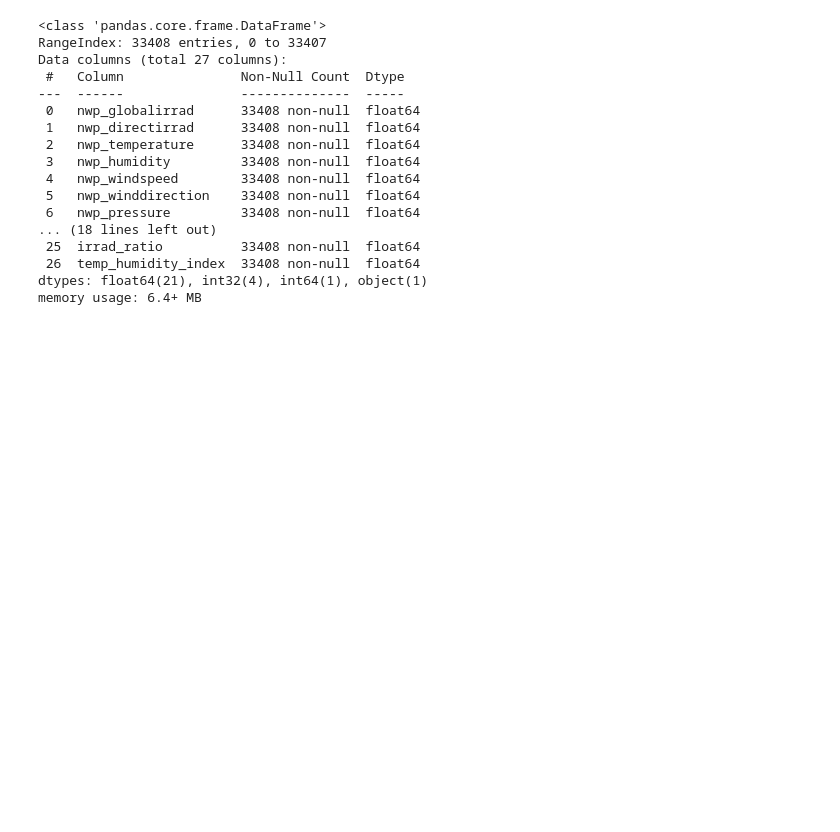
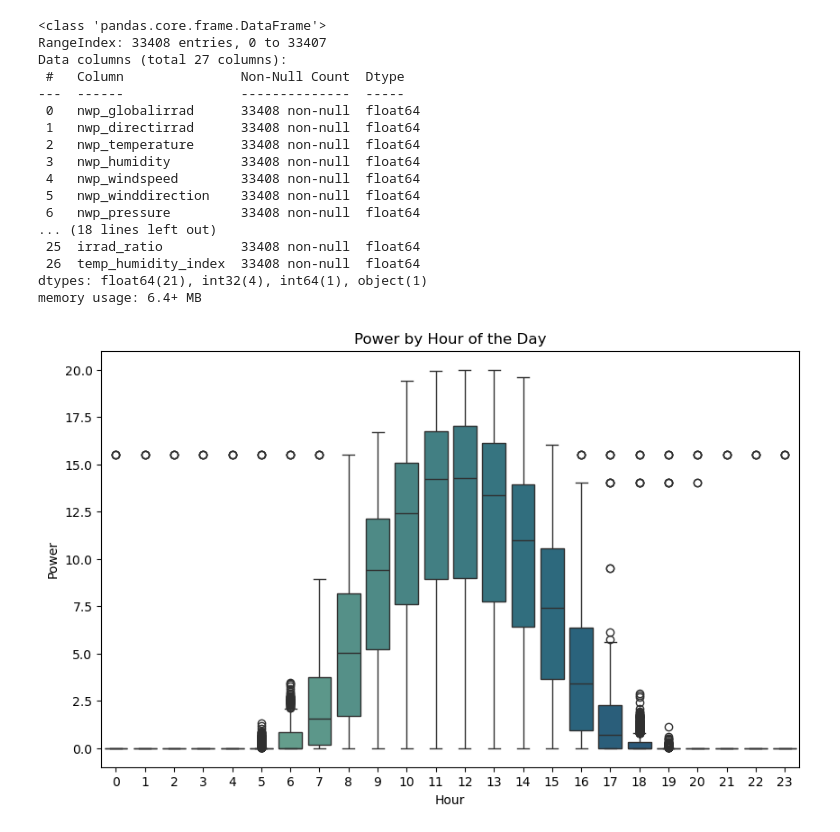
Before and after one commit to tolly00/capstone-project, a Jupyter notebook: Single-station_Trained_Model.ipynb, the cells around one changed output. Cells and saved outputs as stored; diff of their text form; code cells hidden in the pictures; blank space fills up the shorter version.

Commit message:
Adding few more visuals

```diff
--- a/Single-station_Trained_Model.ipynb
+++ b/Single-station_Trained_Model.ipynb
@@ -221,3 +221,13 @@ Data columns (total 27 columns):
  26  temp_humidity_index  33408 non-null  float64
 dtypes: float64(21), int32(4), int64(1), object(1)
 memory usage: 6.4+ MB
+# %%
+# visualize average power per hour of the day
+plt.figure(figsize=(10,6))
+sns.boxplot(data=df, x='hour', y='power', palette='crest')
+plt.title('Power by Hour of the Day')
+plt.xlabel('Hour')
+plt.ylabel('Power')
+plt.show()
+# %% [output]
+[figure, added]
```
Also changed, not shown: parts of 3 cells of this notebook.
